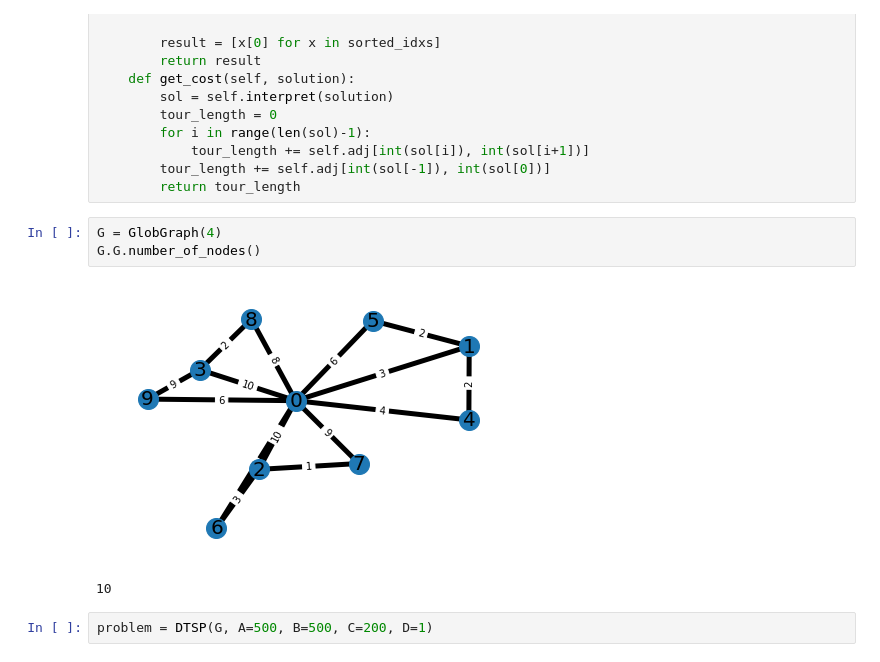
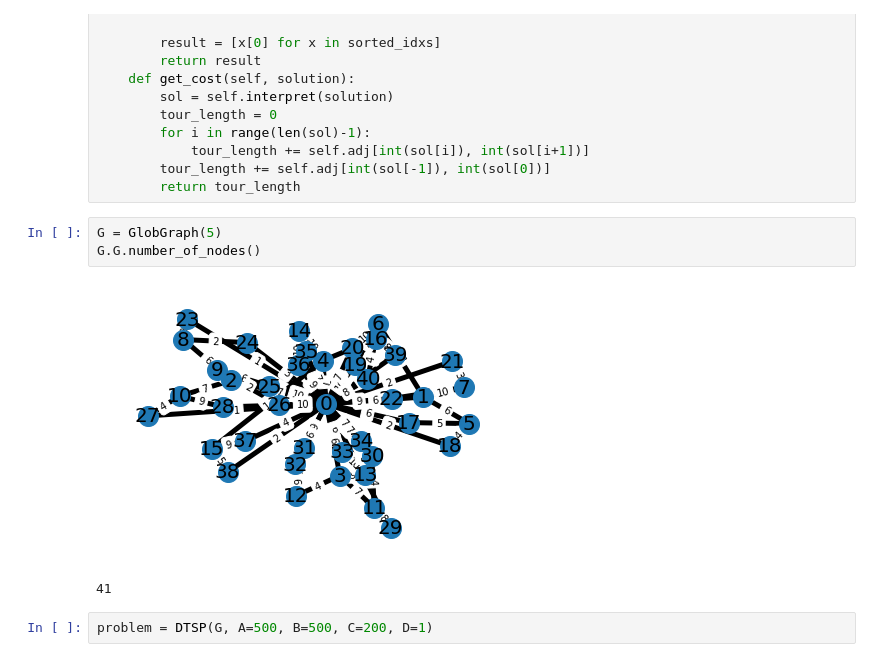
Before and after one commit to EinfachSim/QTDTSP, a Jupyter notebook: DTSP.ipynb, the cells around one changed output. Cells and saved outputs as stored; diff of their text form.

```diff
--- a/DTSP.ipynb
+++ b/DTSP.ipynb
@@ -142,11 +142,11 @@ class DTSP(TSP):
         tour_length += self.adj[int(sol[-1]), int(sol[0])]
         return tour_length
 # %%
-G = GlobGraph(4)
+G = GlobGraph(5)
 G.G.number_of_nodes()
 # %% [output]
-[figure, old version]
+[figure, new version]
-10
+41
 # %%
 problem = DTSP(G, A=500, B=500, C=200, D=1)
 # %%
```
Also changed, not shown: parts of 1 cell of this notebook, 3 other files.
